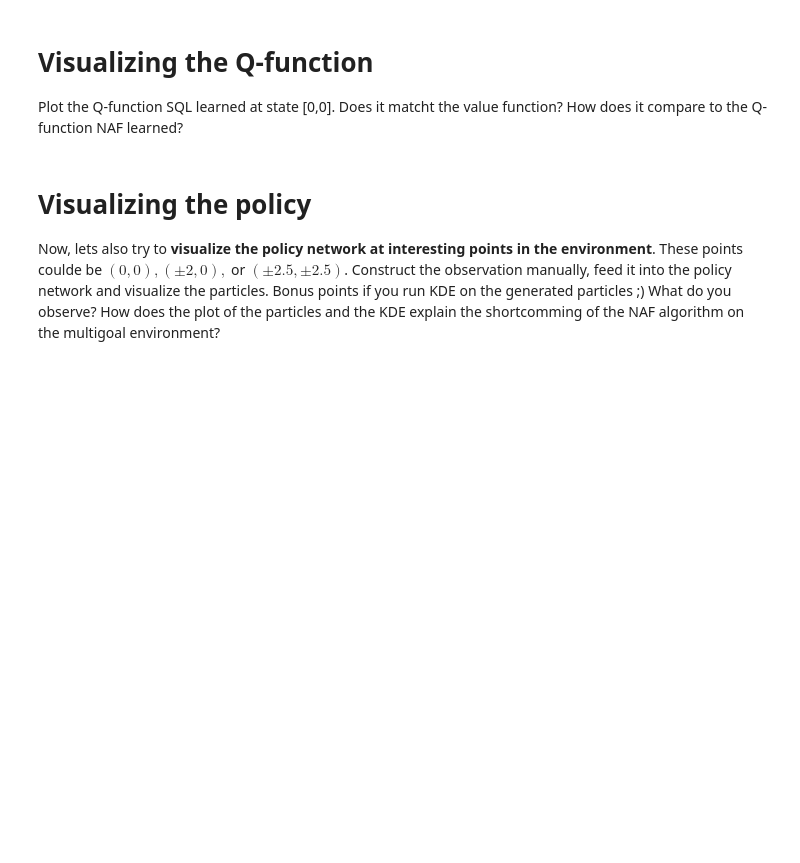
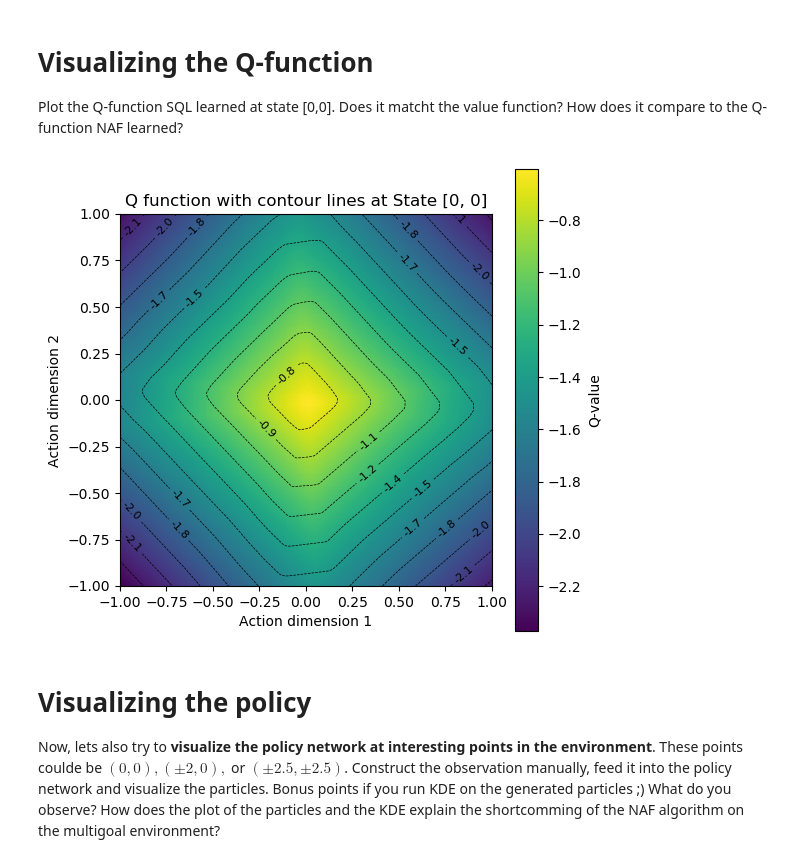
Before and after one commit to wmeijer221/wasp_rl_lab, a Jupyter notebook: Lab_programming.ipynb, the cells around one changed output. Saved outputs shown, nothing was run; the diff lists cells and outputs as text; code cells hidden in the pictures; blank space fills up the shorter version.

```diff
--- a/Lab_programming.ipynb
+++ b/Lab_programming.ipynb
@@ -940,3 +944,38 @@ Plot the Q-function SQL learned at state [0,0]. Does it matcht the value functio
+# %%
+from itertools import product
+
+# YOUR CODE HERE
+def plot_q(agent, env, center_state=[0, 0], action_granularity: int = 200):
+    # Grid boundaries
+    action_min = -env.vel_bound
+    action_max = env.vel_bound
+
+    actions_vals = np.linspace(action_min, action_max, action_granularity)
+
+    # Initialize and update the value map
+    q_map = np.zeros((action_granularity, action_granularity))
+    state = torch.tensor([center_state], dtype=torch.float32).to(DEVICE)
+    for (i, xa), (j,ya) in product(enumerate(actions_vals),enumerate(actions_vals)):
+        # Obtain and store the value
+        action = torch.tensor([[xa, ya]], dtype=torch.float32).to(DEVICE)
+        with torch.no_grad():
+            q = agent.q_net(torch.cat((state, action), dim=1))
+        q_map[i, j] = q.item()
+
+    # Plot Q map (with contour lines)
+    plt.figure(figsize = (6, 6))
+    heatmap = plt.imshow(q_map, extent = (action_min, action_max, action_min, action_max), origin = 'lower', cmap = 'viridis')
+    contours = plt.contour(actions_vals, actions_vals, q_map.T, levels = 16, linewidths = 0.5, colors = 'black')
+    plt.clabel(contours, inline = True, fontsize = 8, fmt = '%1.1f')
+    plt.colorbar(heatmap, label = "Q-value")
+    plt.xlabel("Action dimension 1")
+    plt.ylabel("Action dimension 2")
+    plt.title(f"Q function with contour lines at State {center_state}")
+    plt.show()
+
+plot_q(sql_agent_multigoal, multigoal_env)
+# %% [output]
+[figure, added]
 # %% [markdown]
 # Visualizing the policy
 Now, lets also try to **visualize the policy network at interesting points in the environment**. These points coulde be $(0, 0), (\pm 2, 0),$ or $(\pm2.5, \pm2.5)$. Construct the observation manually, feed it into the policy network and visualize the particles. Bonus points if you run KDE on the generated particles ;)
```
Also changed, not shown: parts of 5 cells of this notebook.
